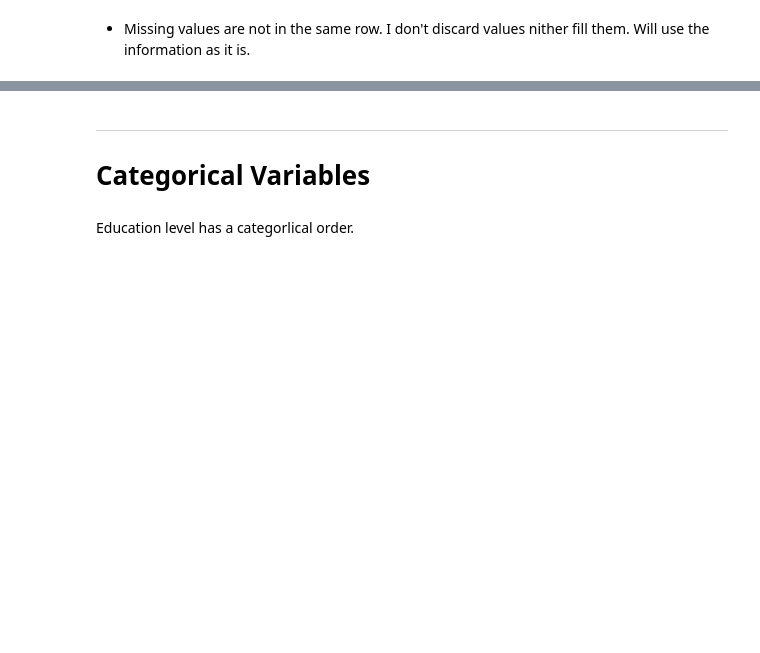
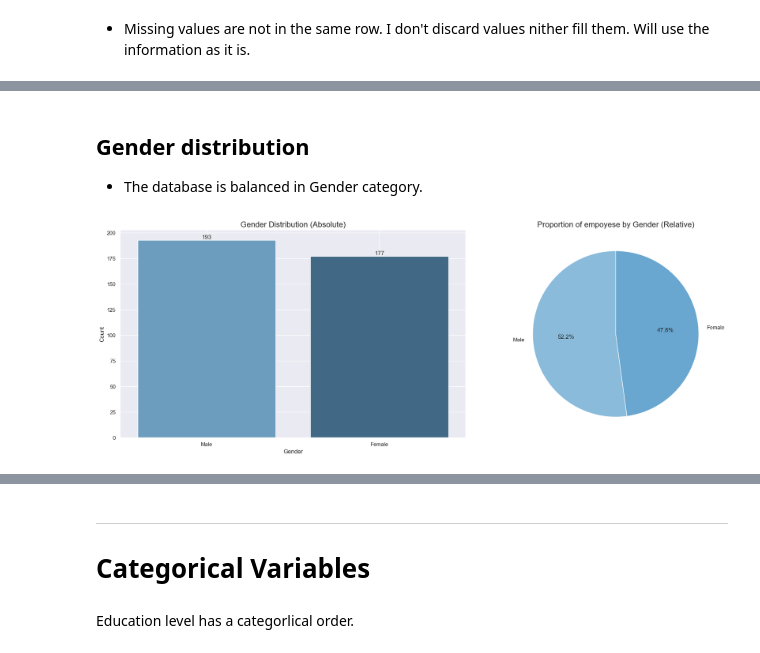
Before and after one commit to HLussiatti/SalaryForecast, a Jupyter notebook: notebooks/0. EDA & ETL.ipynb, the cells around one changed output, grey strips where cells are left out. Cells and saved outputs as stored; diff of their text form; code cells hidden in the pictures; blank space fills up the shorter version.

Commit message:
First EDA

```diff
--- a/notebooks/0. EDA & ETL.ipynb
+++ b/notebooks/0. EDA & ETL.ipynb
@@ -119,0 +242,33 @@ df_missing
+# %% [markdown]
+## Gender distribution
+- The database is balanced in Gender category.
+# %%
+# Count of victims by gender
+absolute_frequencies = df['Gender'].value_counts()
+relative_frequencies = df['Gender'].value_counts(normalize=True) * 100
+
+plt.figure(figsize=(20, 7))
+
+# First Chart: Absolute count of victims by gender
+plt.subplot(1, 2, 1)
+ax1 = sns.barplot(x=absolute_frequencies.index, y=absolute_frequencies, palette='Blues_d')
+plt.title('Gender Distribution (Absolute)', fontsize=16)
+plt.ylabel('Count', fontsize=12)
+plt.xlabel('Gender', fontsize=12)
+
+# Add labels to bars
+for container in ax1.containers:
+    ax1.bar_label(container, fmt='%d', fontsize=12)
+
+plt.grid(True)
+
+# Second Chart: Proportion of employees by gender
+plt.subplot(1, 2, 2)
+plt.pie(relative_frequencies, labels=relative_frequencies.index, autopct='%.1f%%',
+        colors=sns.color_palette('Blues_d'), startangle=90, wedgeprops={'edgecolor': 'white'})
+plt.title('Proportion of empoyese by Gender (Relative)', fontsize=16)
+
+plt.tight_layout()
+plt.show()
+# %% [output]
+[figure, added]
```
Also changed, not shown: parts of 20 cells of this notebook, 3 other files.
